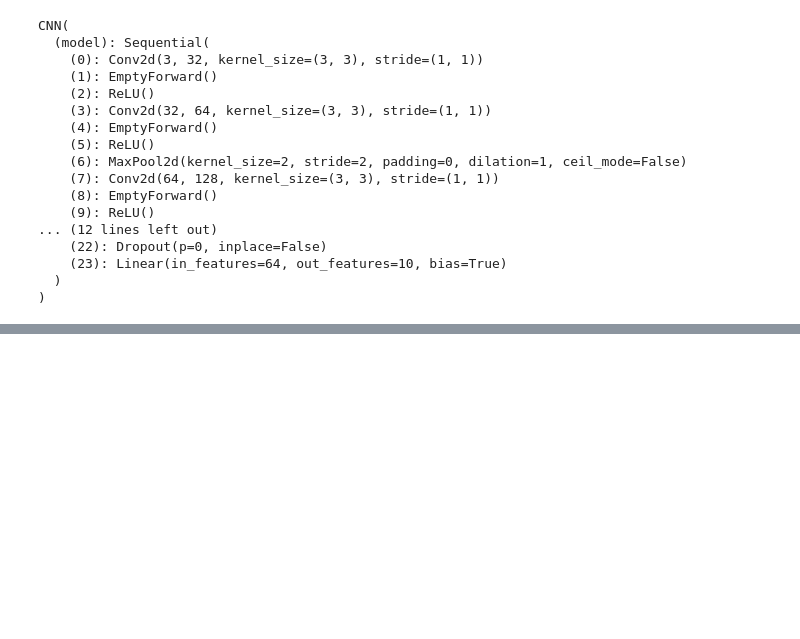
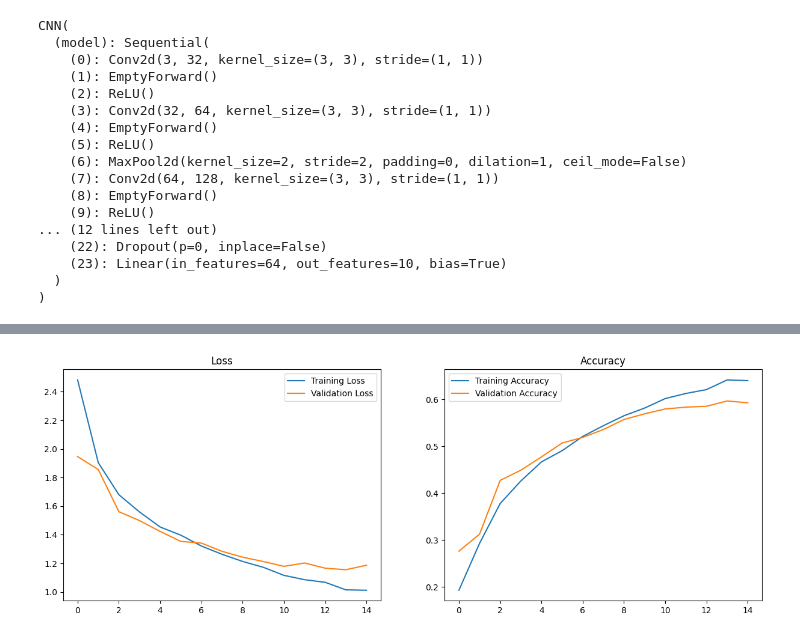
Before and after one commit to dave1b/TSM_DeLearn, a Jupyter notebook: week8/eval_batchnorm_dave_brunner.ipynb, the cells around one changed output, grey strips where cells are left out. Cells and saved outputs as stored; diff of their text form; code cells hidden in the pictures; blank space fills up the shorter version.

```diff
--- a/week8/eval_batchnorm_dave_brunner.ipynb
+++ b/week8/eval_batchnorm_dave_brunner.ipynb
@@ -55,13 +47,11 @@ class EmptyForward(Module):
     def forward(x):
         return x
 
-
 class PrintForward(Module):
     @staticmethod
     def forward(x):
         print(x.shape)
         return x
-
 
 class CNN(Module):
     def __init__(self, activation_function=ReLU(), batch_normalization=False, dropout_rate=0):
@@ -88,12 +78,12 @@ class CNN(Module):
             Flatten(),
             Dropout(dropout_rate),
             Linear(128 * 10 * 10, 128),
-            BatchNorm2d(128) if batch_normalization else EmptyForward(),
+            BatchNorm1d(128) if batch_normalization else EmptyForward(),
             activation_function,
 
             Dropout(dropout_rate),
             Linear(128, 64),
-            BatchNorm2d(64) if batch_normalization else EmptyForward(),
+            BatchNorm1d(64) if batch_normalization else EmptyForward(),
             activation_function,
 
             Dropout(dropout_rate),
@@ -143,8 +133,7 @@ CNN(
   )
 )
 # %%
-def train_plot_model(model):
-    n_epochs = 3
+def train_plot_model(model, n_epochs=5):
     n_batch = 1024
     loss_fn = CrossEntropyLoss()
     optimizer = torch.optim.Adam(model.parameters(), lr=0.01)
@@ -196,14 +185,15 @@ def train_plot_model(model):
     return {
         'train_loss': train_loss,
         'train_acc': train_acc,
-        'val_loss': val_loss,
-        'val_acc': val_acc
+        'test_loss': val_loss,
+        'test_acc': val_acc
     }
 # %%
 result_dict = {}
 # %%
 print('Regular model')
-result_dict['Regular'] = train_plot_model(CNN().to(device))
+model = CNN().to(device)
+result_dict['Regular'] = train_plot_model(model, n_epochs=15)
 # %% [output]
 Regular model
 Epoch: 1
@@ -218,3 +215,4 @@ Epoch: 3
+[figure, added]
 # %%
 print('Tanh model')
 model = CNN(activation_function=Tanh())
```
Also changed, not shown: parts of 16 cells of this notebook.
